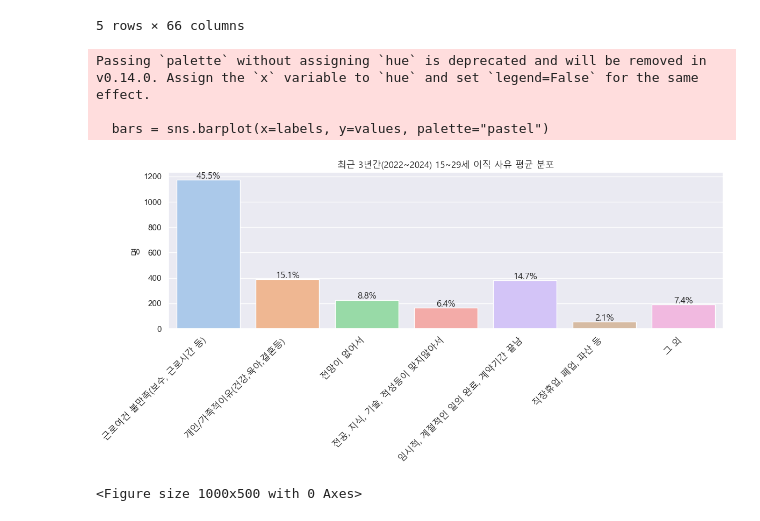
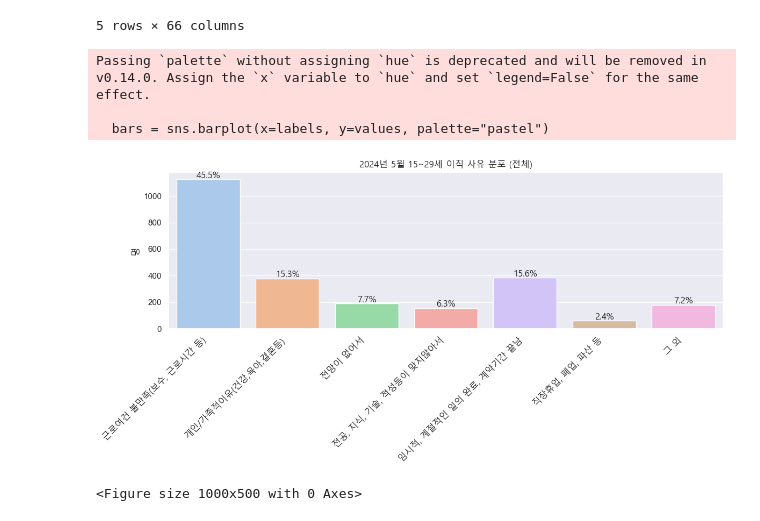
Before and after one commit to byeori-jang/mid_project, a Jupyter notebook: reason.ipynb, the cells around one changed output. Cells and saved outputs as stored; diff of their text form; code cells hidden in the pictures.

```diff
--- a/reason.ipynb
+++ b/reason.ipynb
@@ -34,52 +34,41 @@ filtered_df = df[(df['연령구분'] == '15~29세') & (df['성별'] == '전체')
 # %%
 import matplotlib.pyplot as plt
 import matplotlib.font_manager as fm
 import seaborn as sns
-import pandas as pd
 
-# ✅ 파일 불러오기
-df = pd.read_excel("./data/퇴사사유.xlsx", sheet_name="데이터")
-filtered_df = df[(df['연령구분'] == '15~29세') & (df['성별'] == '전체')]
-
-# ✅ 폰트 설정 (한글 깨짐 방지)
+# 폰트 설정
 font_path = "C:/Windows/Fonts/malgun.ttf"
 fontprop = fm.FontProperties(fname=font_path)
 
-# ✅ 최근 3년치 컬럼 지정
-years = ['2022.05', '2023.05', '2024.05']
-columns = [f"{year}.{i}" for year in years for i in range(1, 8)]
-
-# ✅ 라벨 & 평균값 계산
-labels = df.iloc[0][columns[:7]].values  # 2024 기준 사유명
-values = filtered_df[columns].astype(int).values.reshape(3, 7).mean(axis=0)
+labels = df.iloc[0, -7:].values
+values = filtered_df.iloc[0, -7:].astype(int).values
 total = values.sum()
 
-# ✅ 시각화
 sns.set()
 plt.figure(figsize=(12, 6))
 bars = sns.barplot(x=labels, y=values, palette="pastel")
 
-# ✅ 퍼센트 텍스트 추가
+# 퍼센트 텍스트 추가
 for bar, count in zip(bars.patches, values):
     percent = count / total * 100
     x = bar.get_x() + bar.get_width() / 2
     y = bar.get_height()
     plt.text(x, y + 10, f"{percent:.1f}%", ha='center', fontproperties=fontprop)
 
-# ✅ 축 및 제목 설정
+# 축 설정
 plt.xticks(rotation=45, ha='right', fontproperties=fontprop)
-plt.title("최근 3년간(2022~2024) 15~29세 이직 사유 평균 분포", fontproperties=fontprop)
+plt.title("2024년 5월 15~29세 이직 사유 분포 (전체)", fontproperties=fontprop)
 plt.ylabel("명", fontproperties=fontprop)
 
-# ✅ 저장 및 출력
+# ✅ 저장은 show 전에!
 plt.tight_layout()
-plt.savefig("최근3년_이직사유_그래프.png", dpi=300, bbox_inches='tight')
+plt.savefig("퇴사사유_그래프.png", dpi=300, bbox_inches='tight')  # 이미지로 저장
 plt.show()
 # %% [output]
 Passing `palette` without assigning `hue` is deprecated and will be removed in v0.14.0. Assign the `x` variable to `hue` and set `legend=False` for the same effect.
 
   bars = sns.barplot(x=labels, y=values, palette="pastel")
-[figure, old version]
+[figure, new version]
 # %%
 plt.savefig("퇴사사유_그래프.png", dpi=300, bbox_inches='tight')
 # %% [output]
```
Also changed, not shown: parts of 1 cell of this notebook.
